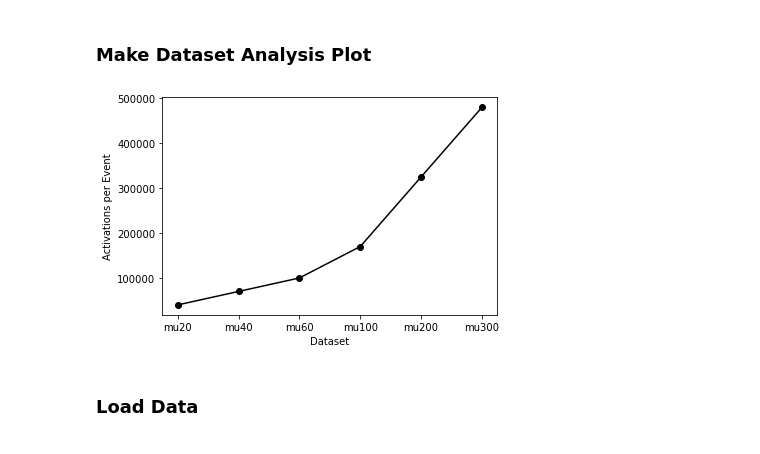
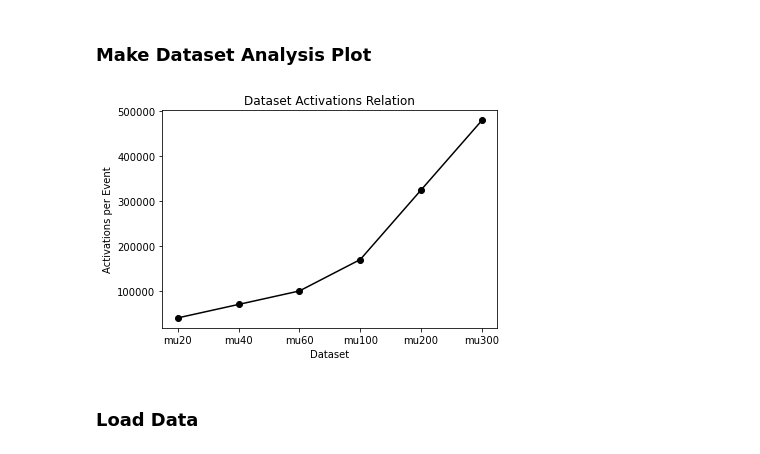
Before and after one commit to ugGit/stdpar-benchmark-analysis, a Jupyter notebook: analysis.ipynb, the cells around one changed output. Saved outputs shown, nothing was run; the diff lists cells and outputs as text; code cells hidden in the pictures.

```diff
--- a/analysis.ipynb
+++ b/analysis.ipynb
@@ -18,14 +18,16 @@ def save_plot(plt, filename):
 # %%
 activations = [40000, 70000, 100000, 170000, 325000, 480000]
 labels = ['mu20', 'mu40', 'mu60', 'mu100', 'mu200', 'mu300']
 
 plt.plot(labels, activations, marker='o', color='black')
 plt.xlabel('Dataset')
 plt.ylabel('Activations per Event')
-save_plot(plt, 'Dataset Activations Relation')
+activation_event_relation_title = 'Dataset Activations Relation'
+plt.title(activation_event_relation_title)
+save_plot(plt, activation_event_relation_title)
 plt.show()
 # %% [output]
-[figure, old version]
+[figure, new version]
 # %% [markdown]
 ### Load Data
 # %%
```
Also changed, not shown: parts of 32 cells of this notebook, 1 other file.
